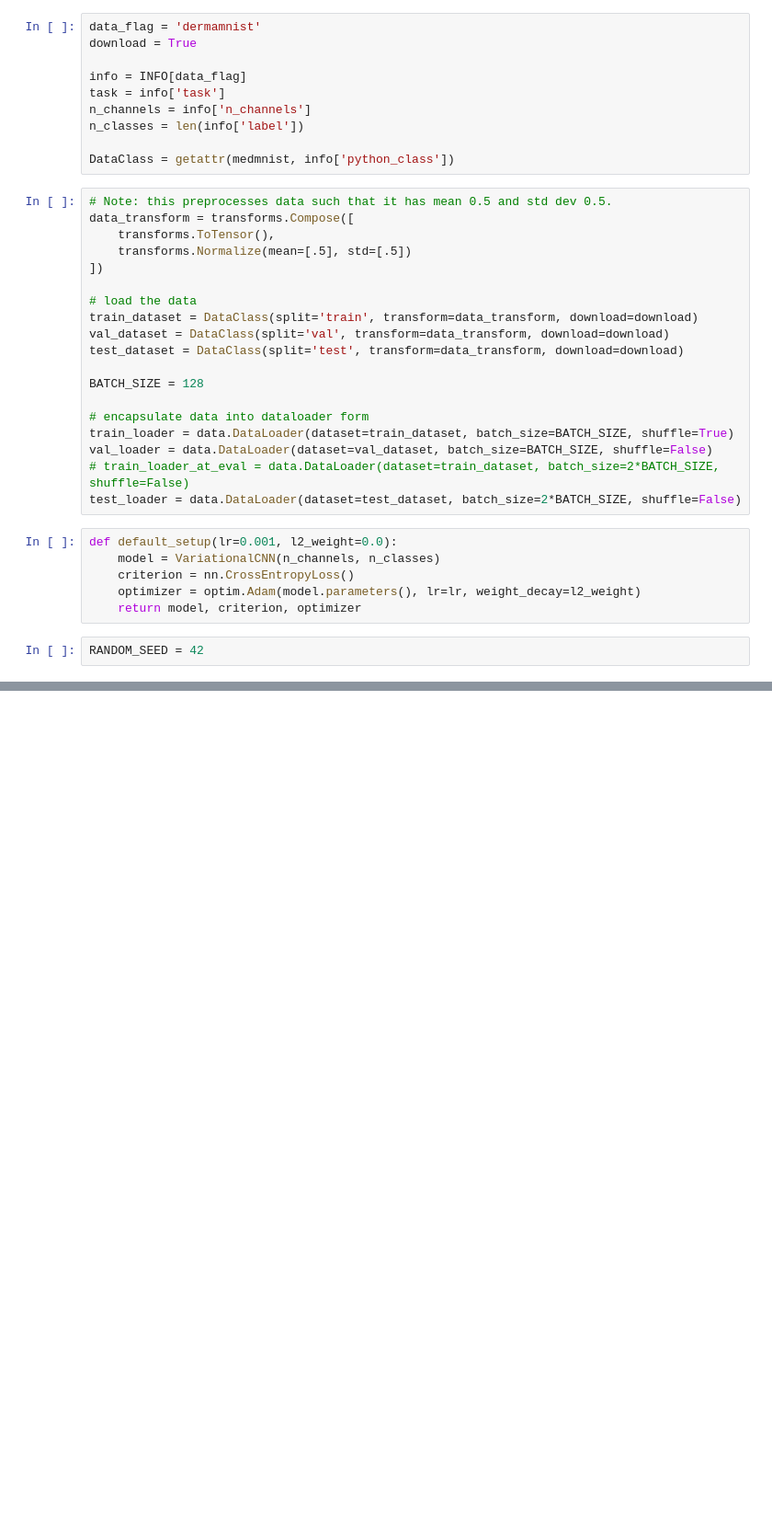
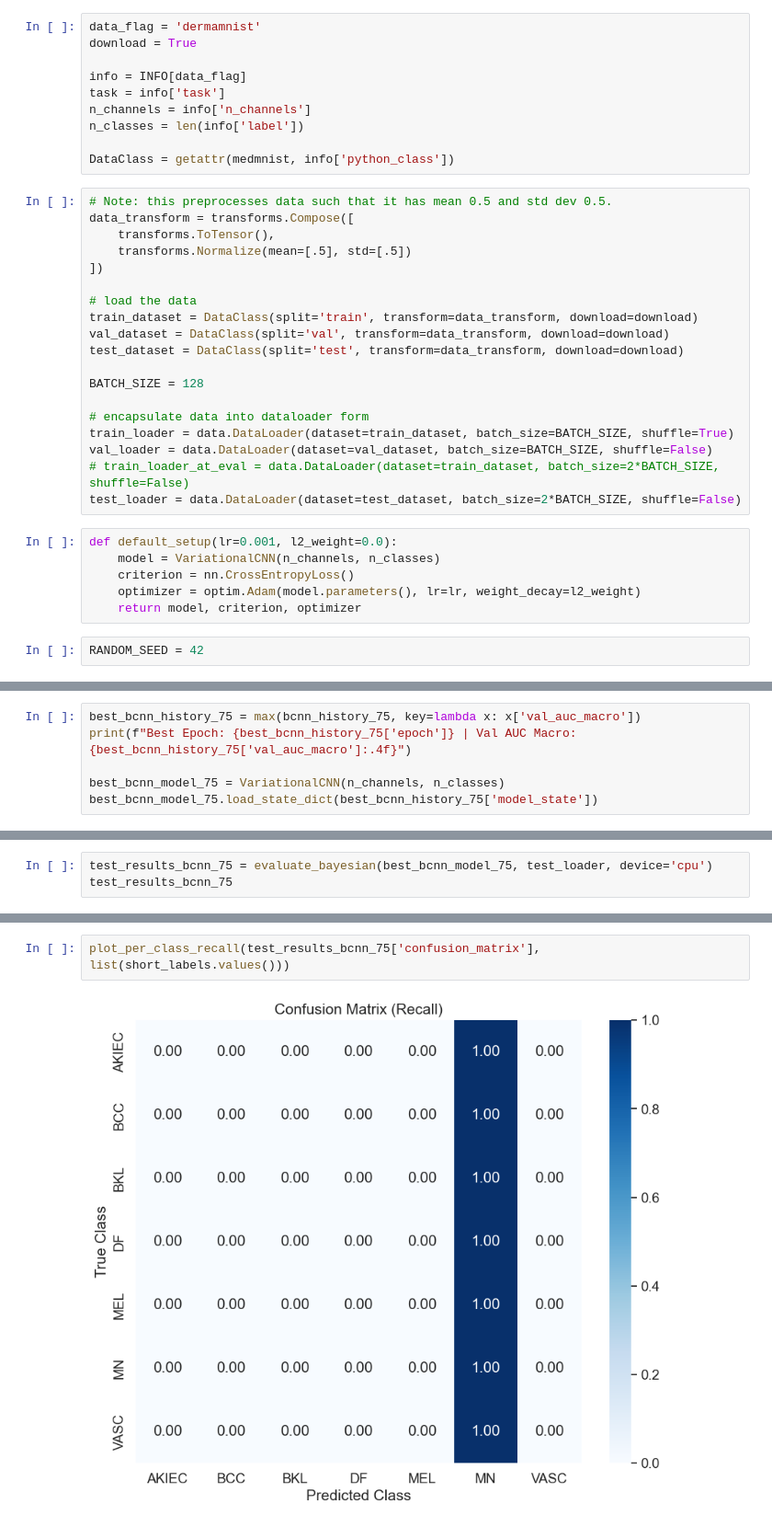
Before and after one commit to behrensm03/bdl-ssl, a Jupyter notebook: bayes_cnn_baseline.ipynb, the cells around one changed output, grey strips where cells are left out. Shown at 92% size. Cells and saved outputs as stored; diff of their text form; blank space fills up the shorter version.

```diff
--- a/bayes_cnn_baseline.ipynb
+++ b/bayes_cnn_baseline.ipynb
@@ -103,0 +114,6 @@ Outputs mean: -1.0720
+# %%
+best_bcnn_history_75 = max(bcnn_history_75, key=lambda x: x['val_auc_macro'])
+print(f"Best Epoch: {best_bcnn_history_75['epoch']} | Val AUC Macro: {best_bcnn_history_75['val_auc_macro']:.4f}")
+
+best_bcnn_model_75 = VariationalCNN(n_channels, n_classes)
+best_bcnn_model_75.load_state_dict(best_bcnn_history_75['model_state'])
@@ -103,0 +127,3 @@ Outputs mean: -1.0720
+# %%
+test_results_bcnn_75 = evaluate_bayesian(best_bcnn_model_75, test_loader, device='cpu')
+test_results_bcnn_75
@@ -103,0 +149,4 @@ Outputs mean: -1.0720
+# %%
+plot_per_class_recall(test_results_bcnn_75['confusion_matrix'], list(short_labels.values()))
+# %% [output]
+[figure, added]
```
Also changed, not shown: parts of 18 cells of this notebook, 3 other files.
